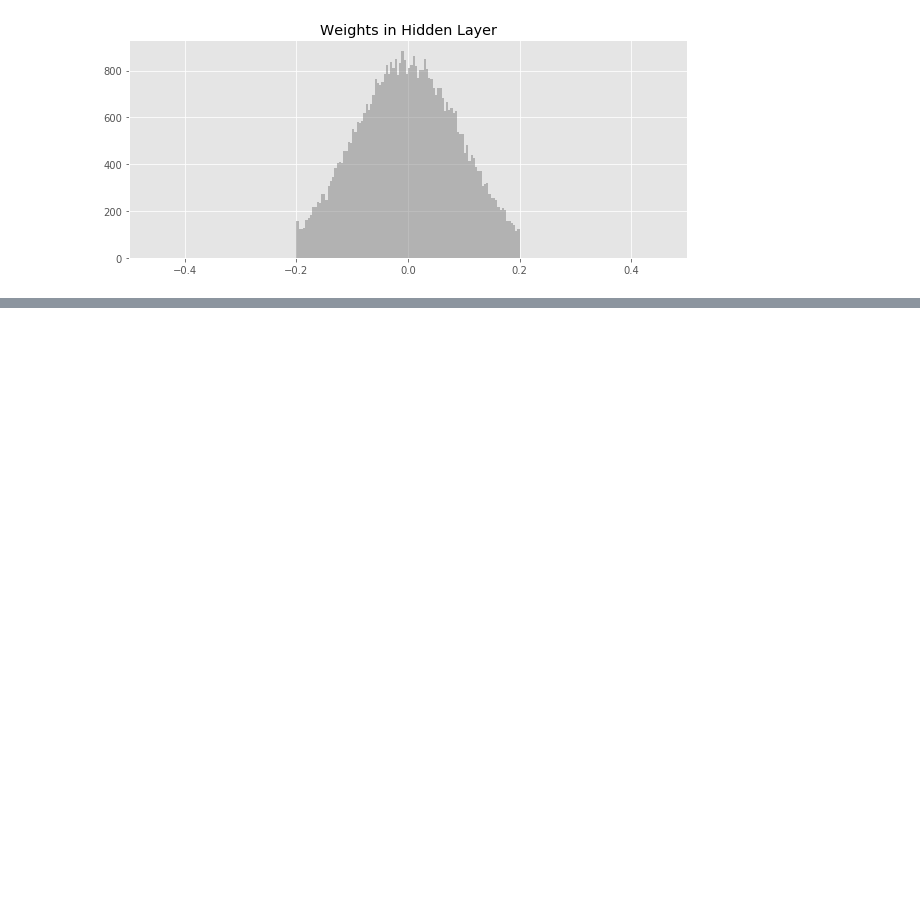
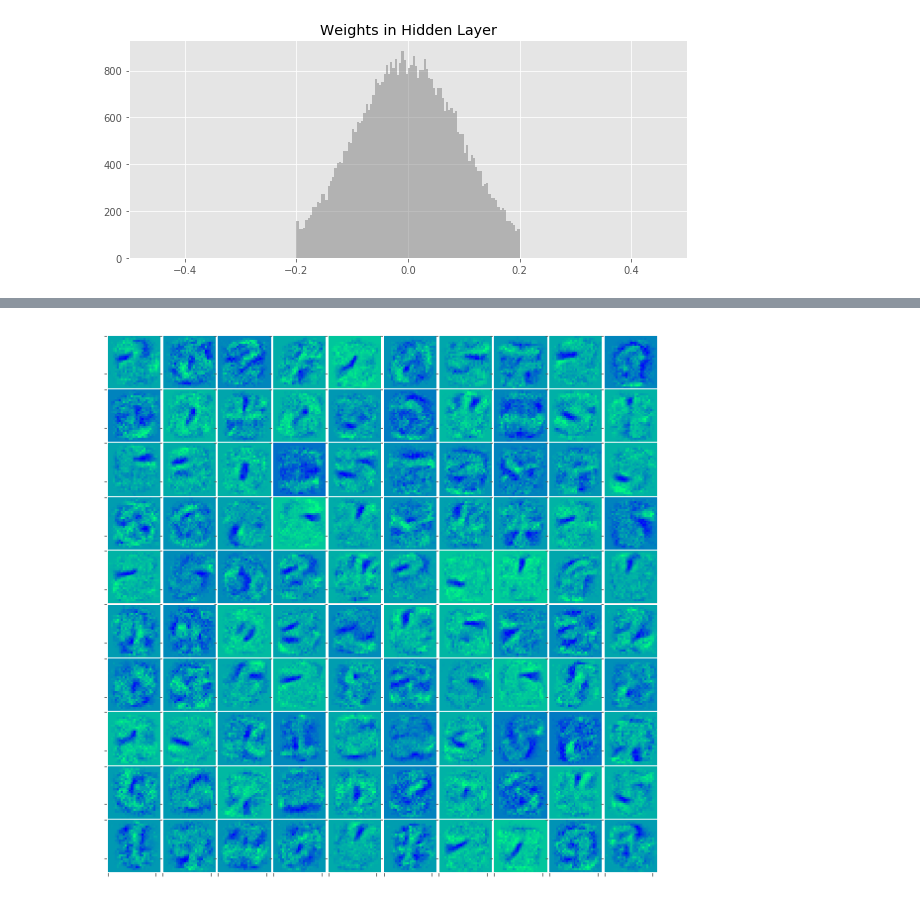
Before and after one commit to madrury/mnist-dropout, a Jupyter notebook: mnist-dropout.ipynb, the cells around one changed output, grey strips where cells are left out. Drawn from its saved outputs; the diff is of its cells as text; code cells hidden in the pictures; blank space fills up the shorter version.

```diff
--- a/mnist-dropout.ipynb
+++ b/mnist-dropout.ipynb
@@ -934,0 +1045,9 @@ ax.set_xlim(-0.5, 0.5)
+# %%
+fig, axs = plt.subplots(10, 10, figsize=(10, 10))
+
+for idx, ax in enumerate(axs.flatten()):
+    plot_hidden_layer_weights(ax, weights_hidden_layer_1_no_dropout, idx)
+remove_grid_lines(axs)
+plt.subplots_adjust(wspace=0.0, hspace=0.0)
+# %% [output]
+[figure, added]
```
Also changed, not shown: parts of 8 cells of this notebook.
